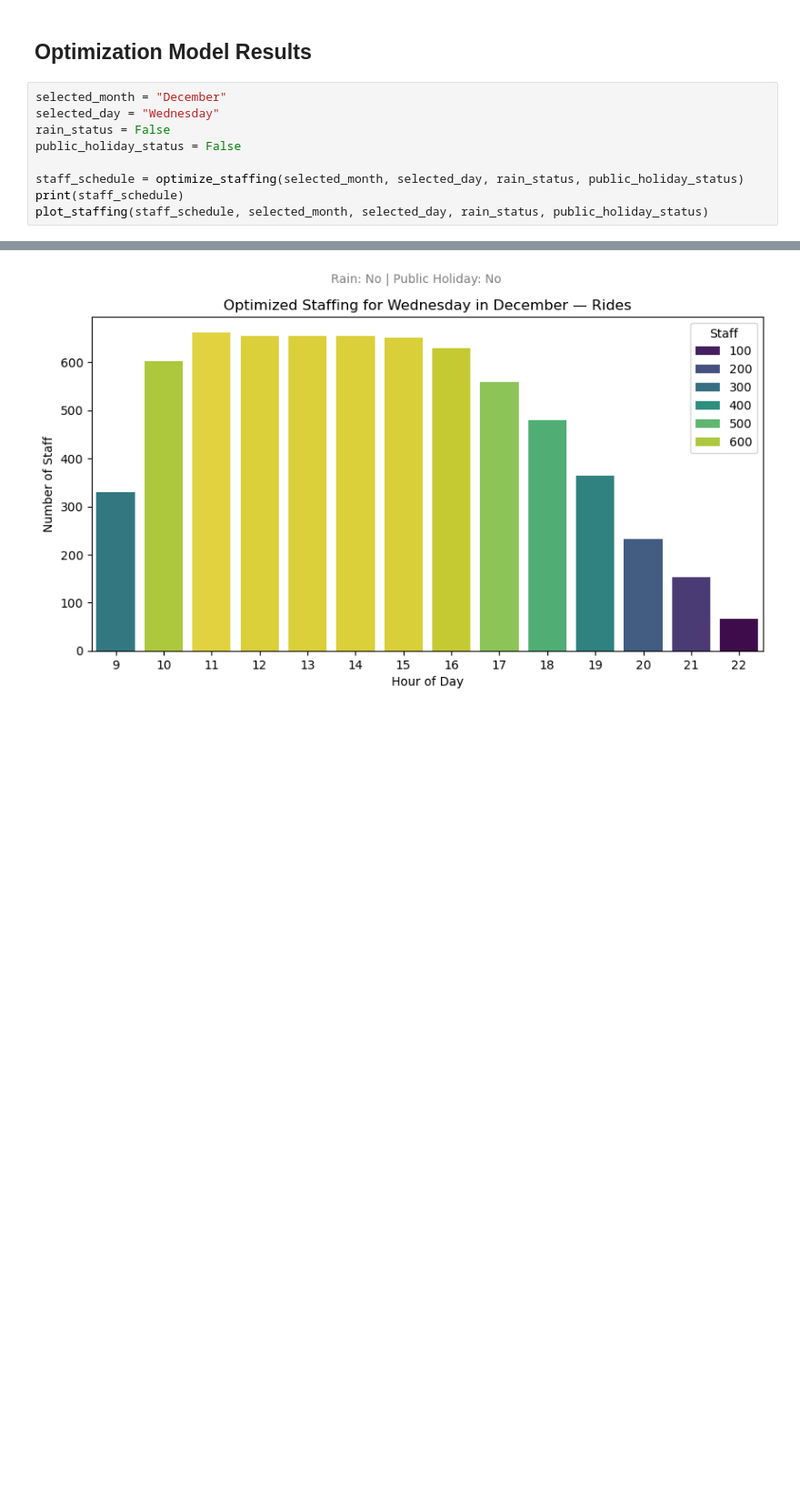
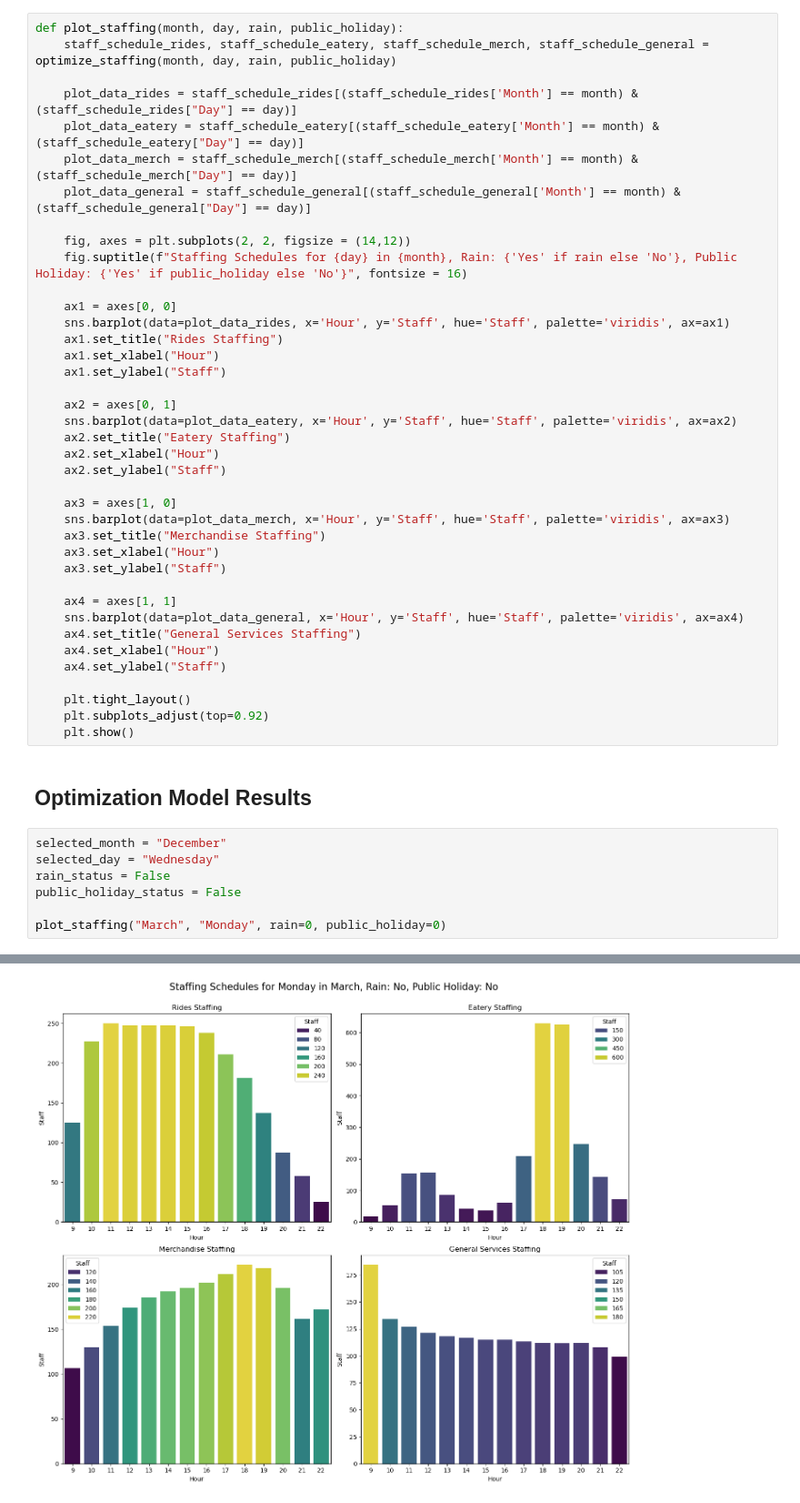
Before and after one commit to reallyjustalan/DSA3101_Group8_Project1, a Jupyter notebook: B3/DSA3101_B3_Modelling.ipynb, the cells around one changed output, grey strips where cells are left out. Shown at 91% size. Cells and saved outputs as stored; diff of their text form; blank space fills up the shorter version.

```diff
--- a/B3/DSA3101_B3_Modelling.ipynb
+++ b/B3/DSA3101_B3_Modelling.ipynb
@@ -651,3 +659,42 @@ def plot_staffing(staff_schedule, month, day, rain, public_holiday):
+# %%
+def plot_staffing(month, day, rain, public_holiday):
+    staff_schedule_rides, staff_schedule_eatery, staff_schedule_merch, staff_schedule_general = optimize_staffing(month, day, rain, public_holiday)
+
+    plot_data_rides = staff_schedule_rides[(staff_schedule_rides['Month'] == month) & (staff_schedule_rides["Day"] == day)]
+    plot_data_eatery = staff_schedule_eatery[(staff_schedule_eatery['Month'] == month) & (staff_schedule_eatery["Day"] == day)]
+    plot_data_merch = staff_schedule_merch[(staff_schedule_merch['Month'] == month) & (staff_schedule_merch["Day"] == day)]
+    plot_data_general = staff_schedule_general[(staff_schedule_general['Month'] == month) & (staff_schedule_general["Day"] == day)]
+
+    fig, axes = plt.subplots(2, 2, figsize = (14,12))
+    fig.suptitle(f"Staffing Schedules for {day} in {month}, Rain: {'Yes' if rain else 'No'}, Public Holiday: {'Yes' if public_holiday else 'No'}", fontsize = 16)
+
+    ax1 = axes[0, 0]
+    sns.barplot(data=plot_data_rides, x='Hour', y='Staff', hue='Staff', palette='viridis', ax=ax1)
+    ax1.set_title("Rides Staffing")
+    ax1.set_xlabel("Hour")
+    ax1.set_ylabel("Staff")
+
+    ax2 = axes[0, 1]
+    sns.barplot(data=plot_data_eatery, x='Hour', y='Staff', hue='Staff', palette='viridis', ax=ax2)
+    ax2.set_title("Eatery Staffing")
+    ax2.set_xlabel("Hour")
+    ax2.set_ylabel("Staff")
+
+    ax3 = axes[1, 0]
+    sns.barplot(data=plot_data_merch, x='Hour', y='Staff', hue='Staff', palette='viridis', ax=ax3)
+    ax3.set_title("Merchandise Staffing")
+    ax3.set_xlabel("Hour")
+    ax3.set_ylabel("Staff")
+
+    ax4 = axes[1, 1]
+    sns.barplot(data=plot_data_general, x='Hour', y='Staff', hue='Staff', palette='viridis', ax=ax4)
+    ax4.set_title("General Services Staffing")
+    ax4.set_xlabel("Hour")
+    ax4.set_ylabel("Staff")
+
+    plt.tight_layout()
+    plt.subplots_adjust(top=0.92)
+    plt.show()
 # %% [markdown]
 ## Optimization Model Results
 # %%
@@ -656,7 +703,5 @@ selected_day = "Wednesday"
 rain_status = False
 public_holiday_status = False
 
-staff_schedule = optimize_staffing(selected_month, selected_day, rain_status, public_holiday_status)
-print(staff_schedule)
-plot_staffing(staff_schedule, selected_month, selected_day, rain_status, public_holiday_status)
+plot_staffing("March", "Monday", rain=0, public_holiday=0)
 # %% [output]
@@ -678 +708 @@ plot_staffing(staff_schedule, selected_month, selected_day, rain_status, public_
-[figure, old version]
+[figure, new version]
```
Also changed, not shown: parts of 6 cells of this notebook.
